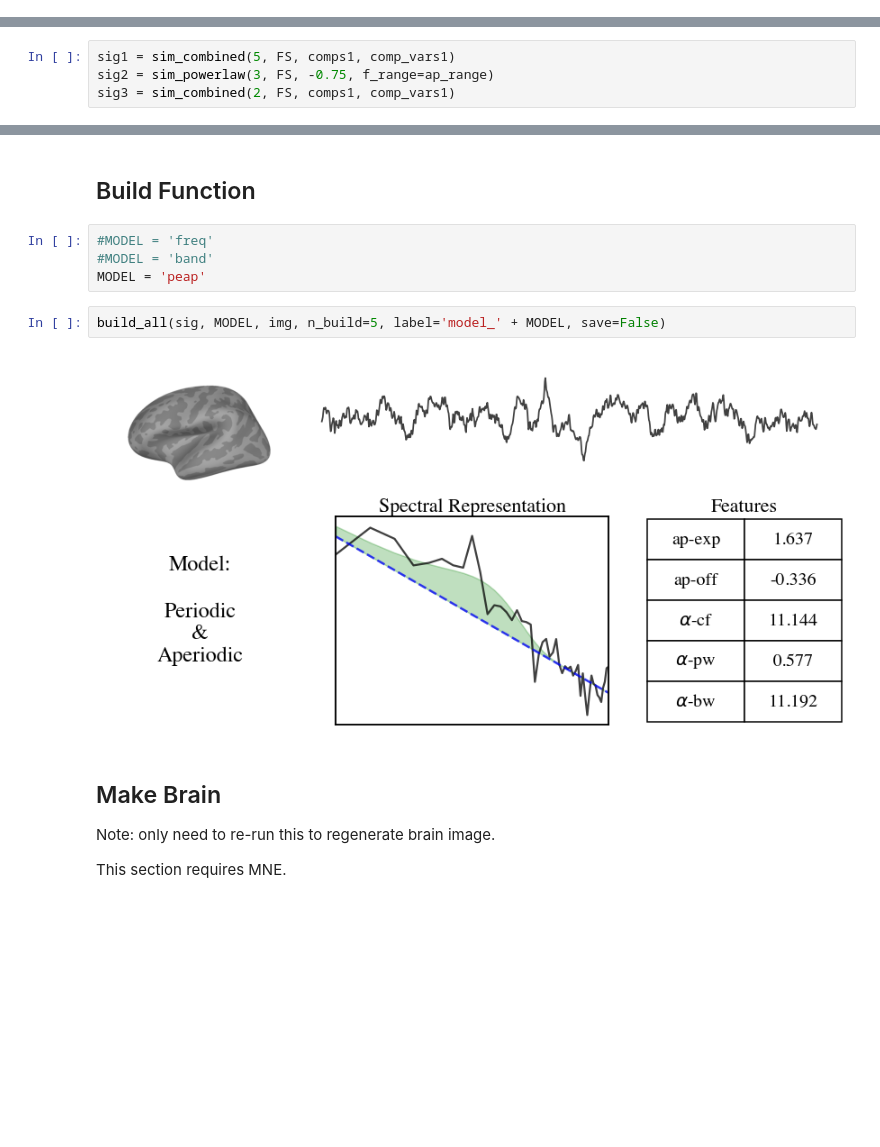
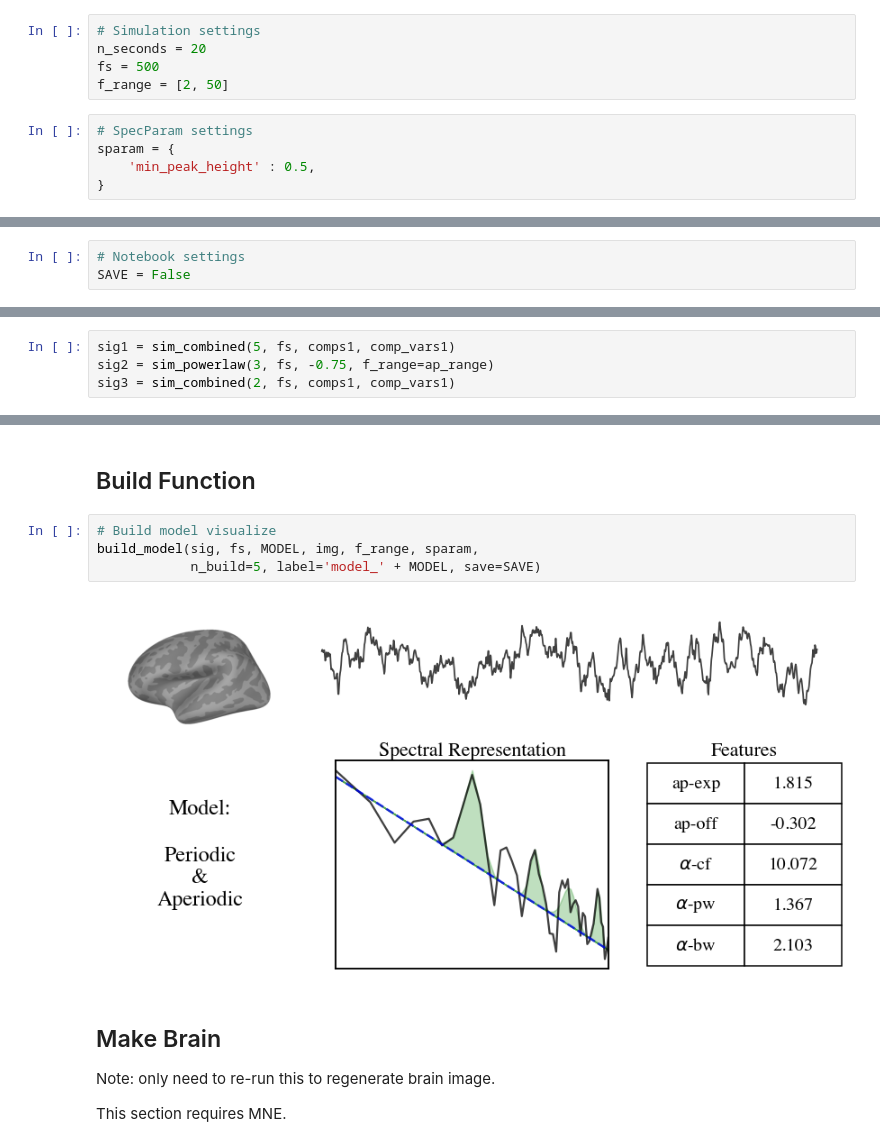
Before and after one commit to TomDonoghue/SigViz, a Jupyter notebook: notebooks/05-models.ipynb, the cells around one changed output, grey strips where cells are left out. Saved outputs shown, nothing was run; the diff lists cells and outputs as text; blank space fills up the shorter version.

Commit message:
update setting management for models

```diff
--- a/notebooks/05-models.ipynb
+++ b/notebooks/05-models.ipynb
@@ -25,0 +36,10 @@ rc('font',**{'family':'serif', 'serif':['Times']})
+# %%
+# Simulation settings
+n_seconds = 20
+fs = 500
+f_range = [2, 50]
+# %%
+# SpecParam settings
+sparam = {
+    'min_peak_height' : 0.5,
+}
@@ -26,3 +49,6 @@ rc('font',**{'family':'serif', 'serif':['Times']})
+# %%
+# Notebook settings
+SAVE = False
 # %% [markdown]
 ## Load Brain
 # %%
@@ -78,9 +103,9 @@ comp_vars1 = [0.5, 0.5]
 comps1 = {'sim_powerlaw' : {'exponent' : -1.5, 'f_range' : ap_range},
          'sim_bursty_oscillation' : {'freq' : 10}}
 # %%
-sig1 = sim_combined(5, FS, comps1, comp_vars1)
-sig2 = sim_powerlaw(3, FS, -0.75, f_range=ap_range)
-sig3 = sim_combined(2, FS, comps1, comp_vars1)
+sig1 = sim_combined(5, fs, comps1, comp_vars1)
+sig2 = sim_powerlaw(3, fs, -0.75, f_range=ap_range)
+sig3 = sim_combined(2, fs, comps1, comp_vars1)
 # %%
 sig = np.concatenate([sig1, sig2, sig3])
 # %% [markdown]
@@ -149,13 +169,11 @@ Text(0.5, 1.0, 'Features')
 # %% [markdown]
 ## Build Function
-# %%
-#MODEL = 'freq'
-#MODEL = 'band'
-MODEL = 'peap'
 # %%
-build_all(sig, MODEL, img, n_build=5, label='model_' + MODEL, save=False)
+# Build model visualize
+build_model(sig, fs, MODEL, img, f_range, sparam,
+            n_build=5, label='model_' + MODEL, save=SAVE)
 # %% [output]
-[figure, old version]
+[figure, new version]
 # %% [markdown]
 ## Make Brain
 
```
Also changed, not shown: parts of 20 cells of this notebook, 3 other files.
